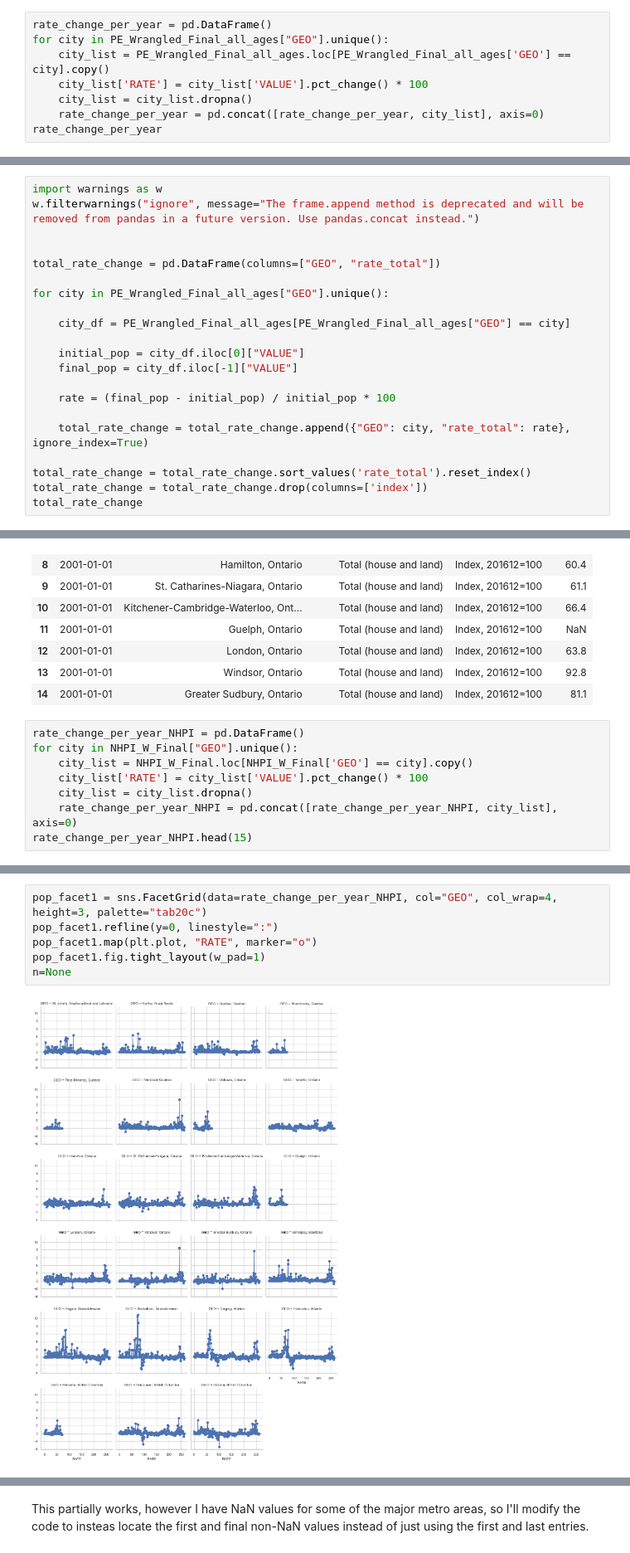
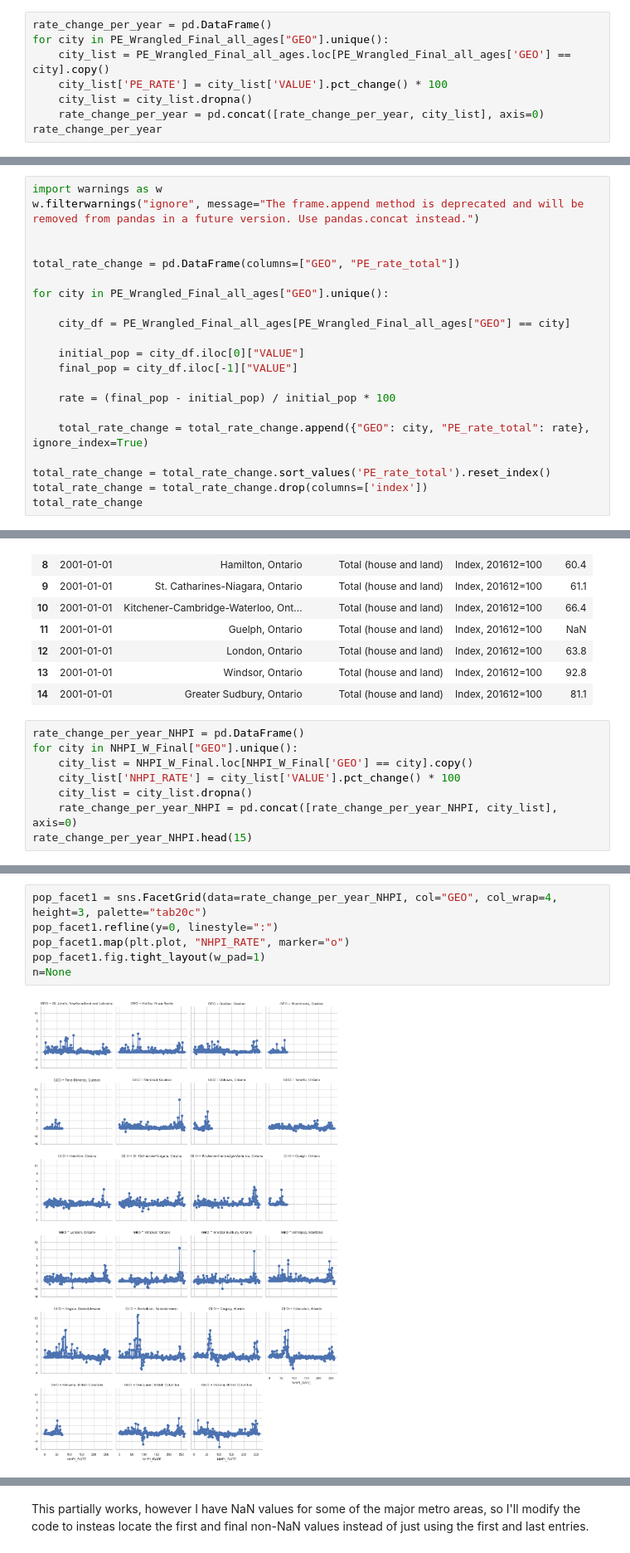
Before and after one commit to ubco-W2022T2-data301/project-group-group01, a Jupyter notebook: analysis/Logananalysis2.ipynb, the cells around one changed output, grey strips where cells are left out. Shown at 83% size. Drawn from its saved outputs; the diff is of its cells as text.

```diff
--- a/analysis/Logananalysis2.ipynb
+++ b/analysis/Logananalysis2.ipynb
@@ -501,7 +501,7 @@ Okay, I have finally managed to visualize the change in population over time for
 rate_change_per_year = pd.DataFrame()
 for city in PE_Wrangled_Final_all_ages["GEO"].unique():
     city_list = PE_Wrangled_Final_all_ages.loc[PE_Wrangled_Final_all_ages['GEO'] == city].copy()
-    city_list['RATE'] = city_list['VALUE'].pct_change() * 100
+    city_list['PE_RATE'] = city_list['VALUE'].pct_change() * 100
     city_list = city_list.dropna()
     rate_change_per_year = pd.concat([rate_change_per_year, city_list], axis=0)
 rate_change_per_year
@@ -526,7 +526,7 @@ import warnings as w
 w.filterwarnings("ignore", message="The frame.append method is deprecated and will be removed from pandas in a future version. Use pandas.concat instead.")
 
 
-total_rate_change = pd.DataFrame(columns=["GEO", "rate_total"])
+total_rate_change = pd.DataFrame(columns=["GEO", "PE_rate_total"])
 
 for city in PE_Wrangled_Final_all_ages["GEO"].unique():
 
@@ -537,9 +537,9 @@ for city in PE_Wrangled_Final_all_ages["GEO"].unique():
 
     rate = (final_pop - initial_pop) / initial_pop * 100
 
-    total_rate_change = total_rate_change.append({"GEO": city, "rate_total": rate}, ignore_index=True)
+    total_rate_change = total_rate_change.append({"GEO": city, "PE_rate_total": rate}, ignore_index=True)
 
-total_rate_change = total_rate_change.sort_values('rate_total').reset_index()
+total_rate_change = total_rate_change.sort_values('PE_rate_total').reset_index()
 total_rate_change = total_rate_change.drop(columns=['index'])
 total_rate_change
 # %% [output]
@@ -662,7 +662,7 @@ NHPI_W_Final.head(15)
 rate_change_per_year_NHPI = pd.DataFrame()
 for city in NHPI_W_Final["GEO"].unique():
     city_list = NHPI_W_Final.loc[NHPI_W_Final['GEO'] == city].copy()
-    city_list['RATE'] = city_list['VALUE'].pct_change() * 100
+    city_list['NHPI_RATE'] = city_list['VALUE'].pct_change() * 100
     city_list = city_list.dropna()
     rate_change_per_year_NHPI = pd.concat([rate_change_per_year_NHPI, city_list], axis=0)
 rate_change_per_year_NHPI.head(15)
@@ -699,11 +699,11 @@ plt.show()
 # %%
 pop_facet1 = sns.FacetGrid(data=rate_change_per_year_NHPI, col="GEO", col_wrap=4, height=3, palette="tab20c")
 pop_facet1.refline(y=0, linestyle=":")
-pop_facet1.map(plt.plot, "RATE", marker="o")
+pop_facet1.map(plt.plot, "NHPI_RATE", marker="o")
 pop_facet1.fig.tight_layout(w_pad=1)
 n=None
 # %% [output]
-[figure, old version]
+[figure, new version]
 # %%
 import warnings as w
 w.filterwarnings("ignore", message="The frame.append method is deprecated and will be removed from pandas in a future version. Use pandas.concat instead.")
```
Also changed, not shown: parts of 26 cells of this notebook.
